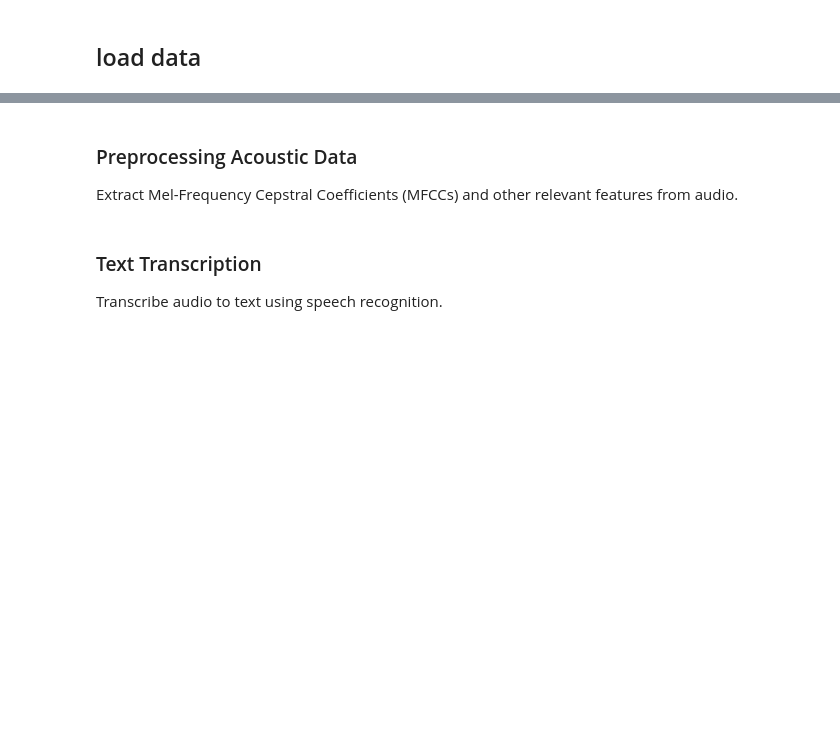
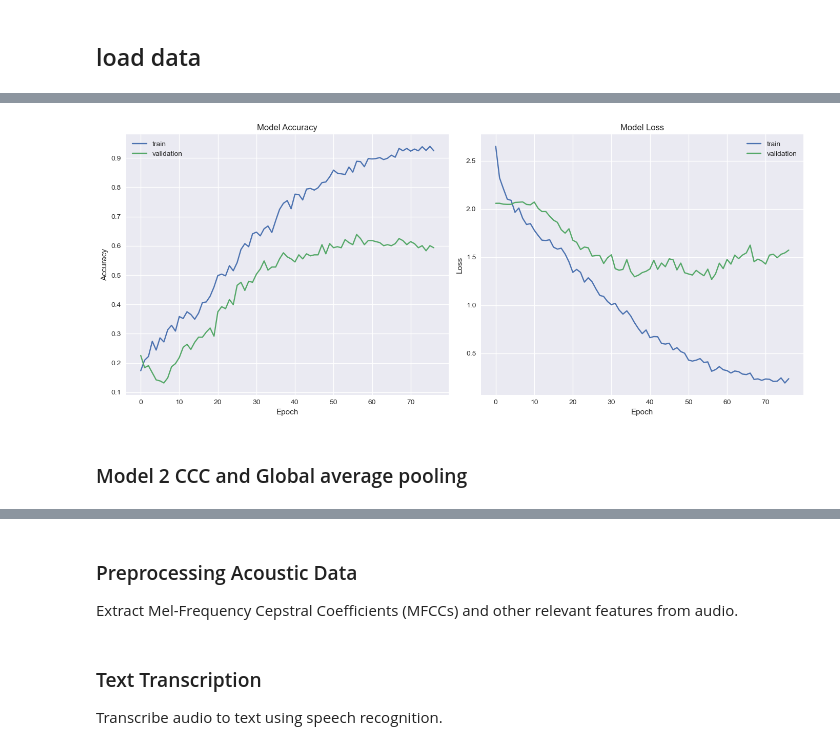
Before and after one commit to Avielstein/Natural-langauge-processing, a Jupyter notebook: AuralSent/Untitled.ipynb, the cells around one changed output, grey strips where cells are left out. Cells and saved outputs as stored; diff of their text form; code cells hidden in the pictures; blank space fills up the shorter version.

Commit message:
adding a bunch of models, havent found the right one yet

```diff
--- a/AuralSent/Untitled.ipynb
+++ b/AuralSent/Untitled.ipynb
@@ -74,0 +226,11 @@ X_test = np.expand_dims(X_test, 1)
+# %%
+history = model.fit(
+    X_train, y_train,
+    validation_data=(X_val, y_val),
+    epochs=150,
+    batch_size=32,
+    callbacks=callbacks
+)
+
+test_loss, test_accuracy = model.evaluate(X_test, y_test)
+print(f"Test accuracy: {test_accuracy*100:.2f}%, Test loss: {test_loss}")
@@ -74,0 +255,30 @@ X_test = np.expand_dims(X_test, 1)
+# %%
+import matplotlib.pyplot as plt
+
+def plot_history(history):
+    fig, ax = plt.subplots(1, 2, figsize=(14, 6))
+
+    # Plot accuracy
+    ax[0].plot(history.history['accuracy'], label='train')
+    ax[0].plot(history.history['val_accuracy'], label='validation')
+    ax[0].set_title('Model Accuracy')
+    ax[0].set_ylabel('Accuracy')
+    ax[0].set_xlabel('Epoch')
+    ax[0].legend()
+
+    # Plot loss
+    ax[1].plot(history.history['loss'], label='train')
+    ax[1].plot(history.history['val_loss'], label='validation')
+    ax[1].set_title('Model Loss')
+    ax[1].set_ylabel('Loss')
+    ax[1].set_xlabel('Epoch')
+    ax[1].legend()
+
+    plt.tight_layout()
+    plt.show()
+
+plot_history(history)
+# %% [output]
+[figure, added]
+# %% [markdown]
+###  Model 2 CCC and Global average pooling
```
Also changed, not shown: parts of 26 cells of this notebook, 1 other file.
